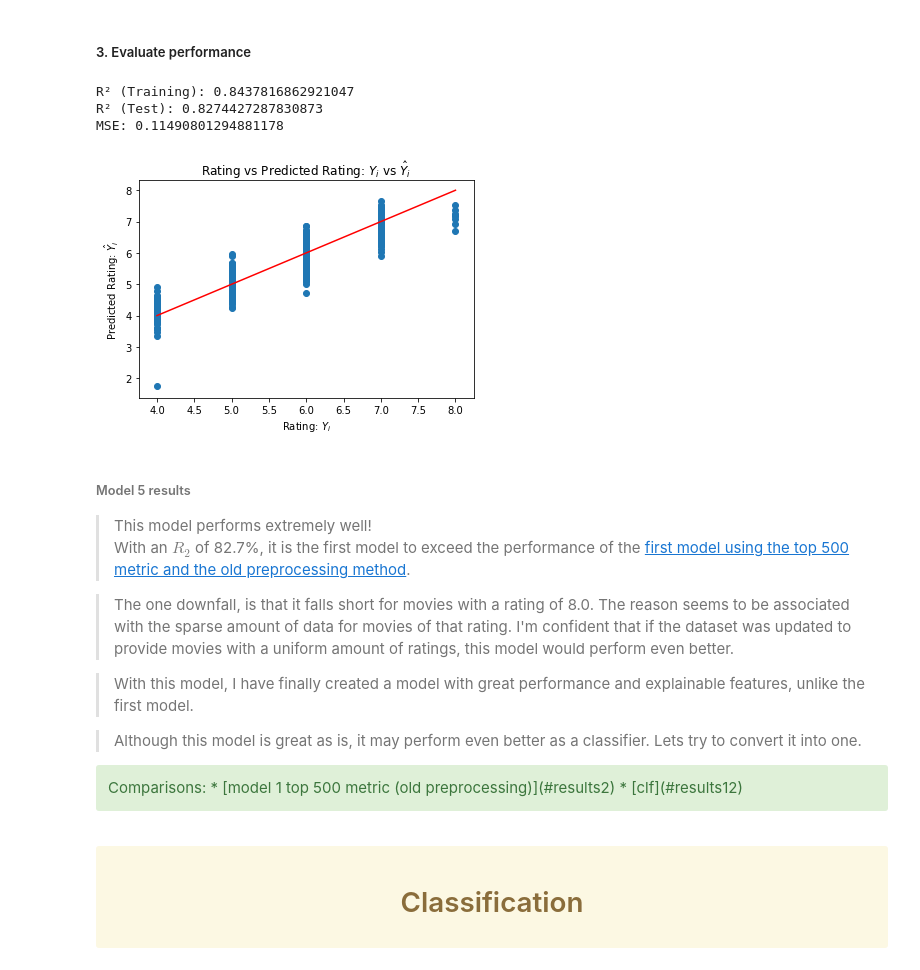
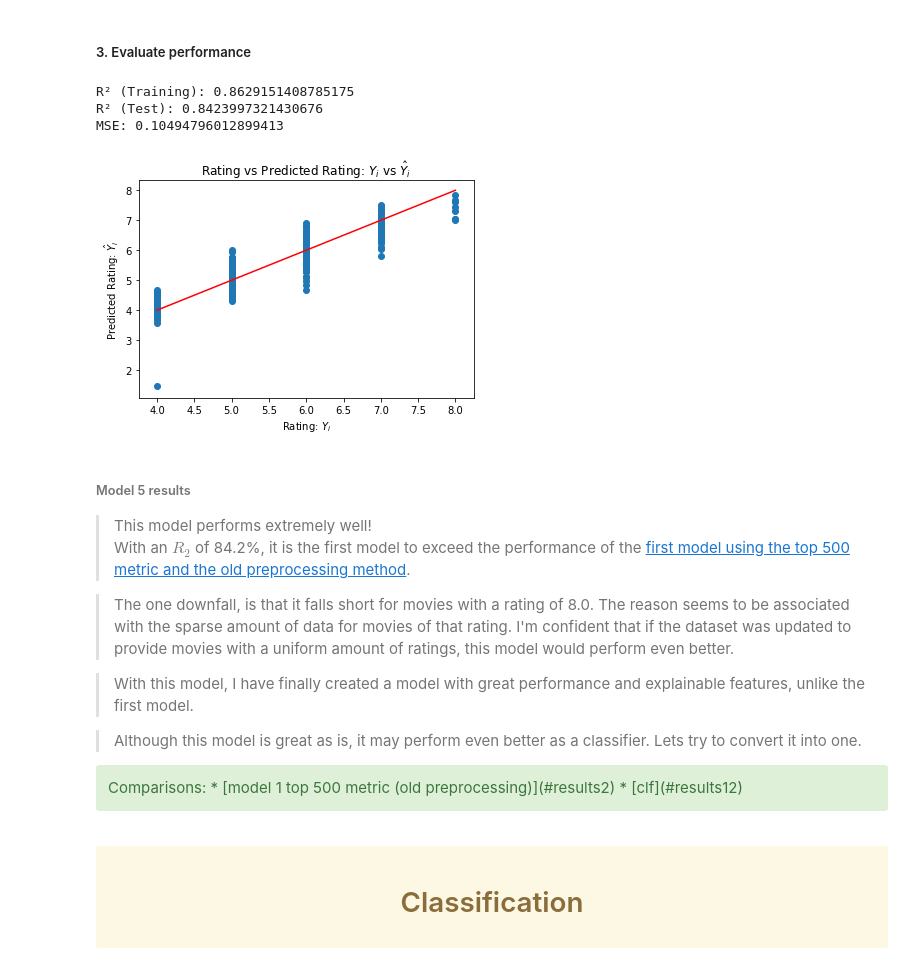
Before and after one commit to rd-tran/Predicting-Movie-Ratings, a Jupyter notebook: Movie Info.ipynb, the cells around one changed output. Saved outputs shown, nothing was run; the diff lists cells and outputs as text; code cells hidden in the pictures.

```diff
--- a/Movie Info.ipynb
+++ b/Movie Info.ipynb
@@ -70,5 +172,5 @@ Index(['id', 'imdb_id', 'popularity', 'budget', 'revenue', 'original_title',
 # %%
-# Drop budget and revenue column
+# Drop budget and revenue columns
 df.drop(columns=['budget','revenue'], inplace=True)
 # Rename budget_adj column to budget
 df.rename(columns={'budget_adj':'budget','revenue_adj':'revenue'}, inplace=True)
@@ -79,19 +181,11 @@ keep_list = ['original_title','cast','director','genres','production_companies',
 df = df[keep_list]
 
 # Change all values of 'nan' to null values, then drop rows with null values
-df.replace('nan', np.nan, inplace=True)
 df.dropna(subset=['original_title','cast','director','genres','production_companies','release_date'], inplace=True)
 
 # Drop rows with zeros in relevant columns
 df = df.loc[df[['vote_average','budget','revenue']].ne(0).all(axis=1)]
 
-# Replace zeros with the mean in relevant columns
-'''
-df['vote_average'] = df['vote_average'].replace(0, df.vote_average.mean())
-df['budget'] = df['budget'].replace(0, df.budget.mean())
-df['revenue'] = df['revenue'].replace(0, df.revenue.mean())
-'''
-
 df.head()
 # %% [output]
 |  | original_title | cast | director | genres | production_companies | release_date | vote_average | budget | ... |
@@ -409,7 +505,7 @@ model_df.head(3)
 ##### 5. Combine all steps into one function
 # %%
 def preprocessing(top_cast, top_dir, top_prod, model_df):
-    '''1. Replace the cast, director, and production_companies columns with dummy variables'''
+    '''1. Build the cast, director, and production_companies feature columns'''
     # List of features
     features = ['cast', 'director', 'production_companies']
     # List of dataframes
@@ -436,7 +532,7 @@ def preprocessing(top_cast, top_dir, top_prod, model_df):
             except:
                 model_df.loc[model_df.genres == genre, feature] = 0
 
-    '''2. Create dummy variables for each genre in the genres column'''
+    '''2. Build the genre feature columns'''
     # Create dummy variables for genres
     model_df[genres_list] = pd.get_dummies(model_df['genres'])
     # Drop the original 'genres' column
@@ -453,7 +549,7 @@ def preprocessing(top_cast, top_dir, top_prod, model_df):
     # Join the features
     model_df = genre_features.join(remaining_features, on=['original_title', 'release_date'])
 
-    '''4. Convert the release_dates into months'''
+    '''4. Build the release_date feature column'''
     # Convert release dates to month
     model_df['release_date'] = model_df['release_date'].dt.month
 
@@ -658,7 +757,7 @@ Comparisons:
 2. Compare performance using the top 500 metric
 # %%
 def new_preprocessing(top_cast, top_dir, top_prod, model_df):
-    '''1. Replace the cast, director, and production_companies columns with dummy variables'''
+    '''1. Build the cast, director, and production_companies feature columns'''
     # List of features
     features = ['cast', 'director', 'production_companies']
     # List of dataframes
@@ -685,7 +784,7 @@ def new_preprocessing(top_cast, top_dir, top_prod, model_df):
             except:
                 model_df.loc[model_df.genres == genre, feature] = 0
 
-    '''2. Create dummy variables for each genre in the genres column'''
+    '''2. Build the genre feature columns'''
     # Create dummy variables for genres
     model_df[genres_list] = pd.get_dummies(model_df['genres'])
     # Drop the original 'genres' column
@@ -702,7 +801,7 @@ def new_preprocessing(top_cast, top_dir, top_prod, model_df):
     # Join the features
     model_df = genre_features.join(remaining_features, on=['original_title', 'release_date'])
 
-    '''4. Convert the release_dates into months'''
+    '''4. Build the release_date feature column'''
     # Convert release dates to month
     model_df['release_date'] = model_df['release_date'].dt.month
 
@@ -1111,7 +1216,7 @@ def final_preprocessing(cast_bins, dir_bins, prod_bins, model_df):
     # List of dataframes
     dataframes = [cast_bins, dir_bins, prod_bins]
     # List of bins
-    bins = sorted(list(model_df.vote_average.unique()))
+    bins = list(cast_bins['Action'].keys())
 
     # Loop through the features and their corresponding DataFrames
     for i in range(3):
@@ -1129,14 +1234,14 @@ def final_preprocessing(cast_bins, dir_bins, prod_bins, model_df):
                 list_n = genre_data[bin_n]
 
                 if list_n is not None:
-                    # Find all movies with a top_n feature for the current genre
+                    # Count the number of values from list_n that appear in each movie
                     temp = model_df.loc[model_df.genres == genre, feature].apply(lambda values: sum(hit in values for hit in list_n))
 
                     # Update the dataframe
-                    model_df.loc[model_df.genres == genre, str(bin_n)] += temp
+                    model_df.loc[model_df.genres == genre, str(bin_n) + ' ' + feature] += temp
                 else:
                     # Update the dataframe
-                    model_df.loc[model_df.genres == genre, str(bin_n)] = 0
+                    model_df.loc[model_df.genres == genre, str(bin_n) + ' ' + feature] = 0
 
     '''2. Create dummy variables for each genre in the genres column'''
     # Create dummy variables for genres
@@ -1149,7 +1254,11 @@ def final_preprocessing(cast_bins, dir_bins, prod_bins, model_df):
     genre_features = model_df.groupby(['original_title', 'release_date'])[genres_list].sum().reset_index()
 
     # Collapse the remaining features back to one movie per row
-    agg_dict = {'4.0':'mean', '5.0':'mean', '6.0':'mean', '7.0':'mean', '8.0':'mean', 'vote_average':'mean', 'budget':'mean'}
+    agg_dict = {'vote_average':'mean', 'budget':'mean'}
+    for bin_n in bins:
+        agg_dict[str(bin_n)+' cast'] = 'mean'
+        agg_dict[str(bin_n)+' director'] = 'mean'
+        agg_dict[str(bin_n)+' production_companies'] = 'mean'
     remaining_features = model_df.groupby(['original_title', 'release_date']).agg(agg_dict)
 
     # Join the features
@@ -1193,26 +1303,28 @@ prod_bins = prod_bins.unstack().to_dict(orient='index')
 # %%
 # Prepare the DataFrame for modeling
 model_df = bin_ratings[bin_ratings.columns]
 
 # Initialize bin columns
-bins = sorted(list(bin_ratings.vote_average.unique()))
+bins = sorted(list(model_df.vote_average.unique()))
 for bin_n in bins:
-    model_df[str(bin_n)] = 0
+    model_df[str(bin_n) + ' ' + 'cast'] = 0
+    model_df[str(bin_n) + ' ' + 'director'] = 0
+    model_df[str(bin_n) + ' ' + 'production_companies'] = 0
 
 # Run the preprocessing procedure
 model_df = final_preprocessing(cast_bins, dir_bins, prod_bins, model_df)
 
 # Fit the model
 results = fit_model(model_df)
 # %% [output]
-R² (Training): 0.8437816862921047
-R² (Test): 0.8274427287830873
-MSE: 0.11490801294881178
+R² (Training): 0.8629151408785175
+R² (Test): 0.8423997321430676
+MSE: 0.10494796012899413
-[figure, old version]
+[figure, new version]
 # %% [markdown]
 ###### Model 5 results
 > This model performs extremely well!
-<br> With an $R_2$ of 82.7%, it is the first model to exceed the performance of the [first model using the top 500 metric and the old preprocessing method](#results2).
+<br> With an $R_2$ of 84.2%, it is the first model to exceed the performance of the [first model using the top 500 metric and the old preprocessing method](#results2).
 
 > The one downfall, is that it falls short for movies with a rating of 8.0. The reason seems to be associated with the sparse amount of data for movies of that rating. I'm confident that if the dataset was updated to provide movies with a uniform amount of ratings, this model would perform even better.
 
```
Also changed, not shown: parts of 44 cells of this notebook, 1 other file.
